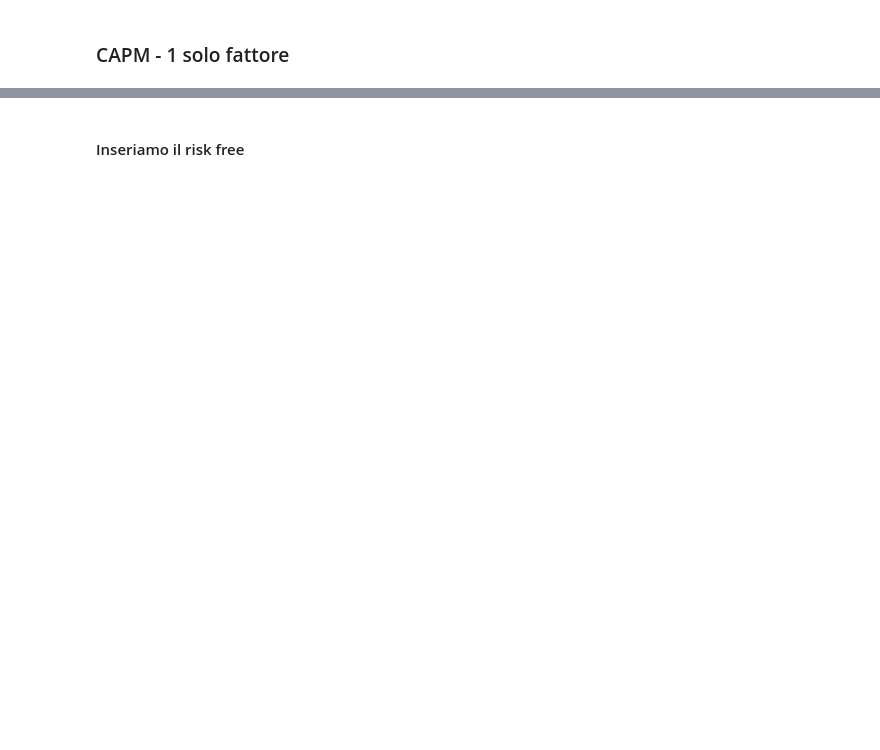
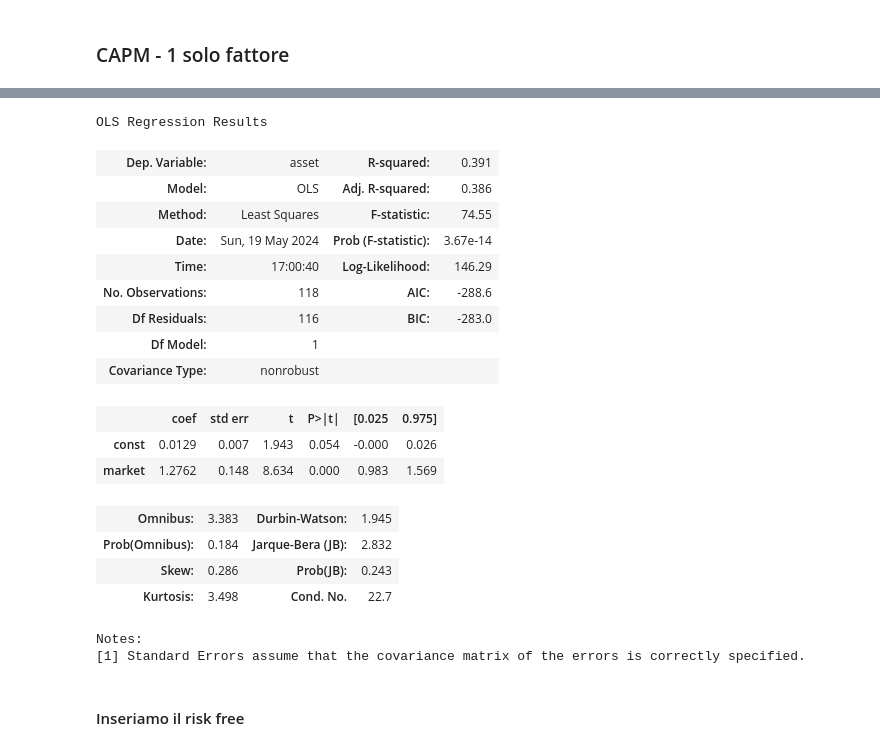
Before and after one commit to Pynci/business-intelligence, a Jupyter notebook: lezioni/Lezione_6_20240506/CAPM_2.ipynb, the cells around one changed output, grey strips where cells are left out. Drawn from its saved outputs; the diff is of its cells as text; code cells hidden in the pictures; blank space fills up the shorter version.

Commit message:
Inizio CAPM_2

```diff
--- a/lezioni/Lezione_6_20240506/CAPM_2.ipynb
+++ b/lezioni/Lezione_6_20240506/CAPM_2.ipynb
@@ -24,5 +35,5 @@ df.head()
 # %%
 X = df['Adj Close'].rename(columns={risky_asset:'asset', market_benchmark:'market'})\
-.resample('M').last().pct_change().dropna()
+.resample('ME').last().pct_change().dropna()
 # %%
 X.head()
@@ -52,6 +116,26 @@ X
 # %%
 capm_model = smf.OLS(y, X).fit()
-print(capm_model.summary())
+capm_model.summary()
+# %% [output]
+OLS Regression Results
+| Dep. Variable: | asset | R-squared: | 0.391 |
+| Model: | OLS | Adj. R-squared: | 0.386 |
+| Method: | Least Squares | F-statistic: | 74.55 |
+| Date: | Sun, 19 May 2024 | Prob (F-statistic): | 3.67e-14 |
+| Time: | 17:00:40 | Log-Likelihood: | 146.29 |
+| No. Observations: | 118 | AIC: | -288.6 |
+| Df Residuals: | 116 | BIC: | -283.0 |
+| Df Model: | 1 |  |  |
+| Covariance Type: | nonrobust |  |  |
+|  | coef | std err | t | P>|t| | [0.025 | 0.975] |
+| const | 0.0129 | 0.007 | 1.943 | 0.054 | -0.000 | 0.026 |
+| market | 1.2762 | 0.148 | 8.634 | 0.000 | 0.983 | 1.569 |
+| Omnibus: | 3.383 | Durbin-Watson: | 1.945 |
+| Prob(Omnibus): | 0.184 | Jarque-Bera (JB): | 2.832 |
+| Skew: | 0.286 | Prob(JB): | 0.243 |
+| Kurtosis: | 3.498 | Cond. No. | 22.7 |
+Notes:
+[1] Standard Errors assume that the covariance matrix of the errors is correctly specified.
 # %% [markdown]
 #### Inseriamo il risk free
 # %%
```
Also changed, not shown: parts of 50 cells of this notebook, 1 other file.
